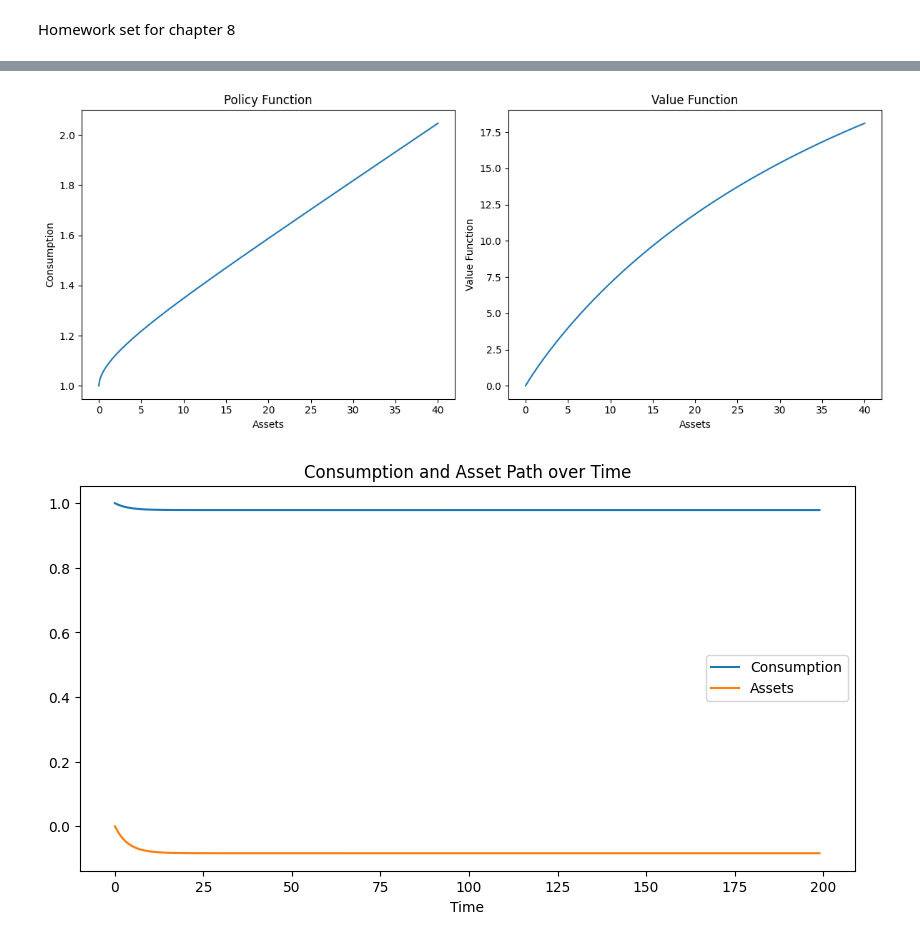
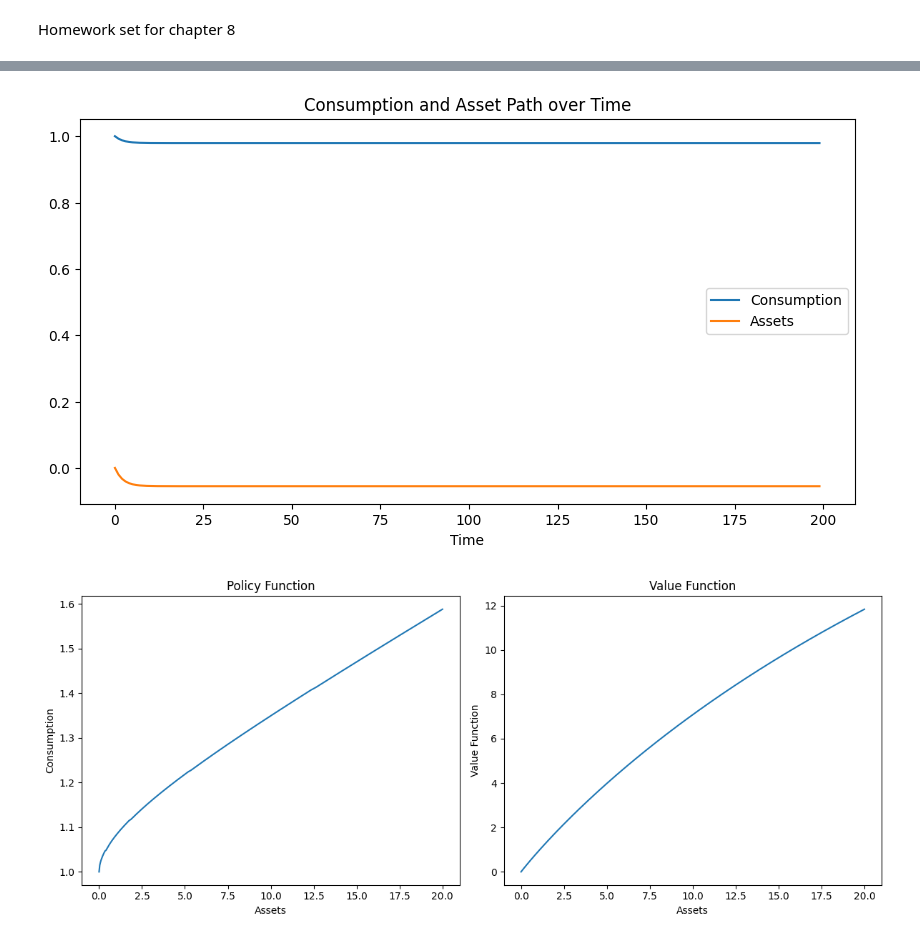
Before and after one commit to olurie/Comp-Methods-HW, a Jupyter notebook: HW2/HW2.ipynb, the cells around one changed output, grey strips where cells are left out. Saved outputs shown, nothing was run; the diff lists cells and outputs as text; code cells hidden in the pictures.

Commit message:
Functions are now well behaved

```diff
--- a/HW2/HW2.ipynb
+++ b/HW2/HW2.ipynb
@@ -19,7 +31,7 @@ def marginal_utility(c):
 
 #initial guess interpolation
 def inter_helper(a_grid,v_grid):
-    return interp1d(a_grid,v_grid,kind='cubic',fill_value='extrapolate')
+    return interp1d(a_grid,v_grid,kind='linear',fill_value='extrapolate')
 
 #Bellmans equation
 def bellman_equation(value_function,a):
@@ -30,33 +42,29 @@ def bellman_equation(value_function,a):
 
     def objective(c):
         if c <= 0:
-            return 1e10
+            return -1e10
         next_a = (1+r)*a + w - c
         return - (utility_function(c) + beta * value_function(next_a))
     result = minimize_scalar(objective,bounds=(1e-10,upper_bound),method='bounded')
     return -result.fun, result.x
 
-#Parameters
-gamma, beta, r, w = 0.5, 0.975, 0.02, 1
-
 #Value function grid
-grid = np.linspace(0,20,500) #grid (a_grid)
-initial_guess = np.zeros_like(grid) #initial guess (V)
-policy_consumption_function = np.zeros_like(grid) #policy function (policy)
+initial_guess = np.zeros_like(grid_a) #initial guess (V)
+policy_consumption_function = np.zeros_like(grid_a) #policy function (policy)
 
 #VFI
-convergance_tolerance = 1e-6
-max_iterations = 500
+
 
 for i in range(max_iterations):
-    value_function = inter_helper(grid,initial_guess)
+    value_function = inter_helper(grid_a,initial_guess)
     initial_guess_new = np.zeros_like(initial_guess) #dummy array that will get dumped into the original policy function later. will now be used to store the new policy function
-    for j, a in enumerate(grid):
+    for j, a in enumerate(grid_a):
         initial_guess_new[j], policy_consumption_function[j] = bellman_equation(value_function,a)
     if np.max(np.abs(initial_guess - initial_guess_new)) < convergance_tolerance:
         break
     initial_guess = initial_guess_new.copy()
 
 print(f"Converged after {i+1} iterations.")
+print(f"Policy function: {policy_consumption_function}, Initial guess: {initial_guess}")
 # %% [output]
 Converged after 500 iterations.
@@ -63,41 +87,43 @@ Converged after 500 iterations.
 # %%
-plt.figure(figsize=(12, 5))
 
-plt.subplot(1, 2, 1)
-plt.plot(grid, policy_consumption_function)
-plt.xlabel('Assets')
-plt.ylabel('Consumption')
-plt.title('Policy Function')
-
-plt.subplot(1, 2, 2)
-plt.plot(grid, initial_guess-np.min(initial_guess))
-plt.xlabel('Assets')
-plt.ylabel('Value Function')
-plt.title('Value Function')
-
-plt.tight_layout()
-plt.show()
 
 periods = 200
 assets = np.zeros(periods)
 consumption_path = np.zeros(periods)
 
 assets[0] = 0  # Starting assets
-value_function = inter_helper(grid, initial_guess)
-policy_function = interp1d(grid, policy_consumption_function, kind='linear', fill_value='extrapolate')
+value_function = inter_helper(grid_a, initial_guess)
+policy_function = interp1d(grid_a, policy_consumption_function, kind='linear', fill_value='extrapolate')
 
 for t in range(periods):
     consumption_path[t] = policy_function(assets[t])
     if t < periods - 1:
         assets[t + 1] = (1 + r) * (assets[t] - consumption_path[t]) + w
 
 plt.figure(figsize=(10, 5))
 plt.plot(consumption_path, label='Consumption')
 plt.plot(assets, label='Assets')
 plt.xlabel('Time')
 plt.legend()
 plt.title('Consumption and Asset Path over Time')
 plt.show()
+
+plt.figure(figsize=(12, 5))
+
+plt.subplot(1, 2, 1)
+plt.plot(grid_a, policy_consumption_function)
+plt.xlabel('Assets')
+plt.ylabel('Consumption')
+plt.title('Policy Function')
+
+plt.subplot(1, 2, 2)
+plt.plot(grid_a, initial_guess-np.min(initial_guess))
+plt.xlabel('Assets')
+plt.ylabel('Value Function')
+plt.title('Value Function')
+
+plt.tight_layout()
+plt.show()
 # %% [output]
-[figure, old version]
+[figure, new version]
-[figure, old version]
+[figure, new version]
```
Also changed, not shown: parts of 15 cells of this notebook, 1 other file.
